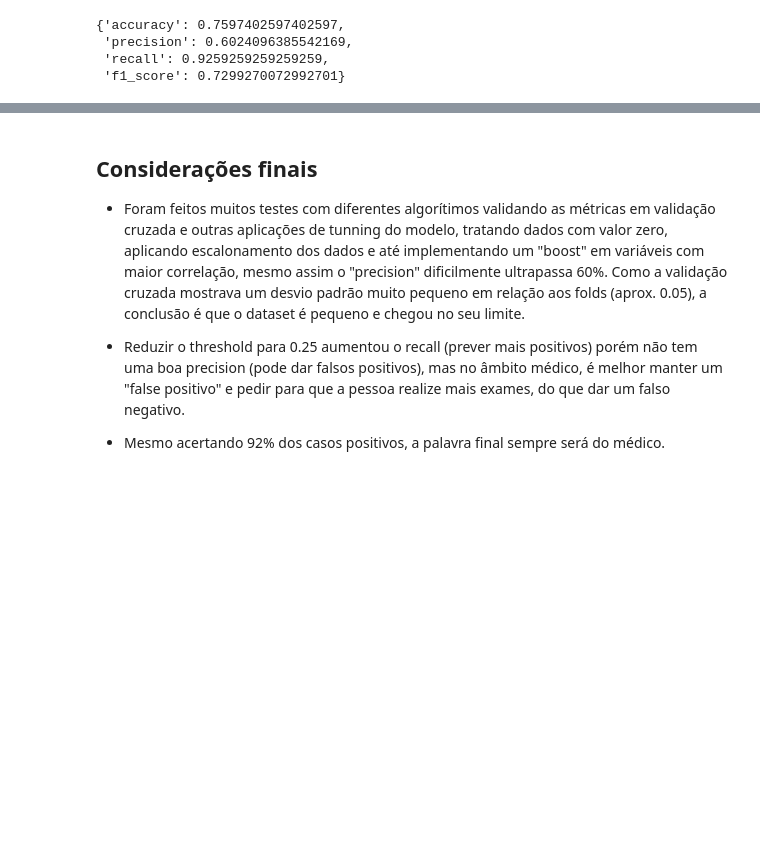
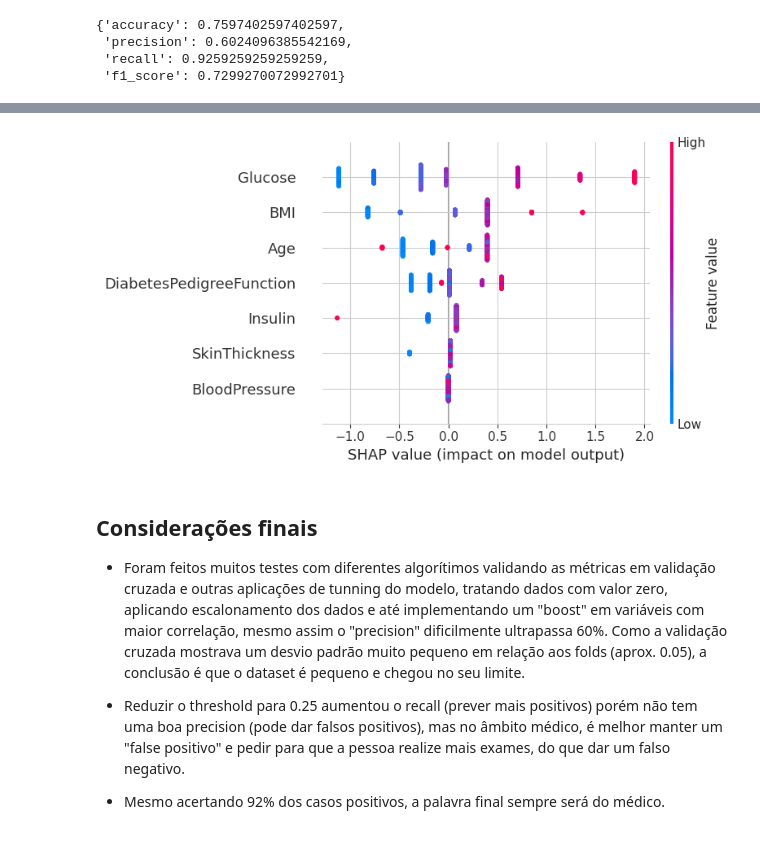
Before and after one commit to felipewww/ai-diabetes-diagnosis, a Jupyter notebook: src/model-final.ipynb, the cells around one changed output, grey strips where cells are left out. Saved outputs shown, nothing was run; the diff lists cells and outputs as text; code cells hidden in the pictures; blank space fills up the shorter version.

```diff
--- a/src/model-final.ipynb
+++ b/src/model-final.ipynb
@@ -131,3 +150,12 @@ model_exc(
+# %%
+import shap
+
+explainer = shap.Explainer(model, train_prepared)
+shap_values = explainer(train_prepared)
+
+shap.summary_plot(shap_values, train_prepared, feature_names=num_cols)
+# %% [output]
+[figure, added]
 # %% [markdown]
 ## Considerações finais
 
```
Also changed, not shown: parts of 5 cells of this notebook, 2 other files.
